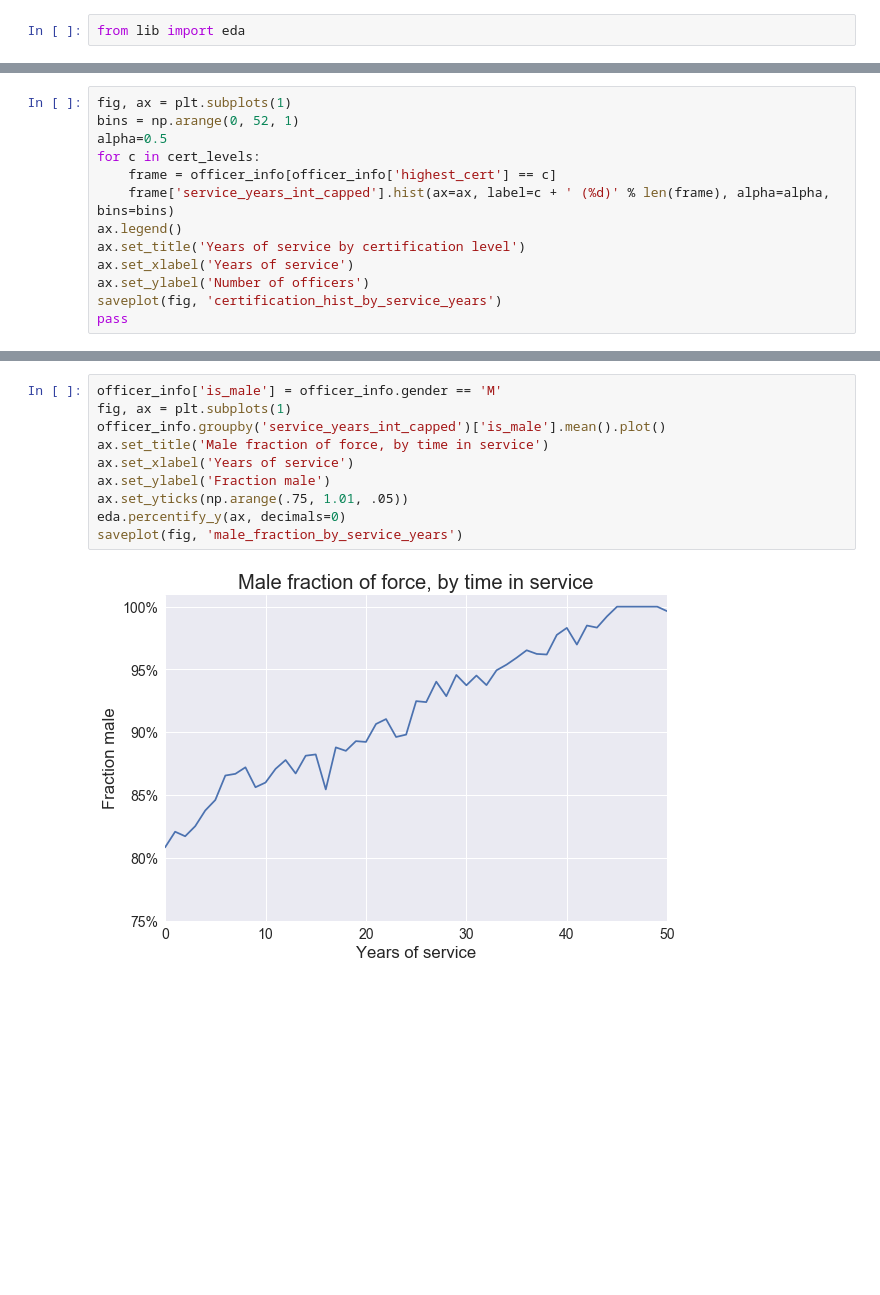
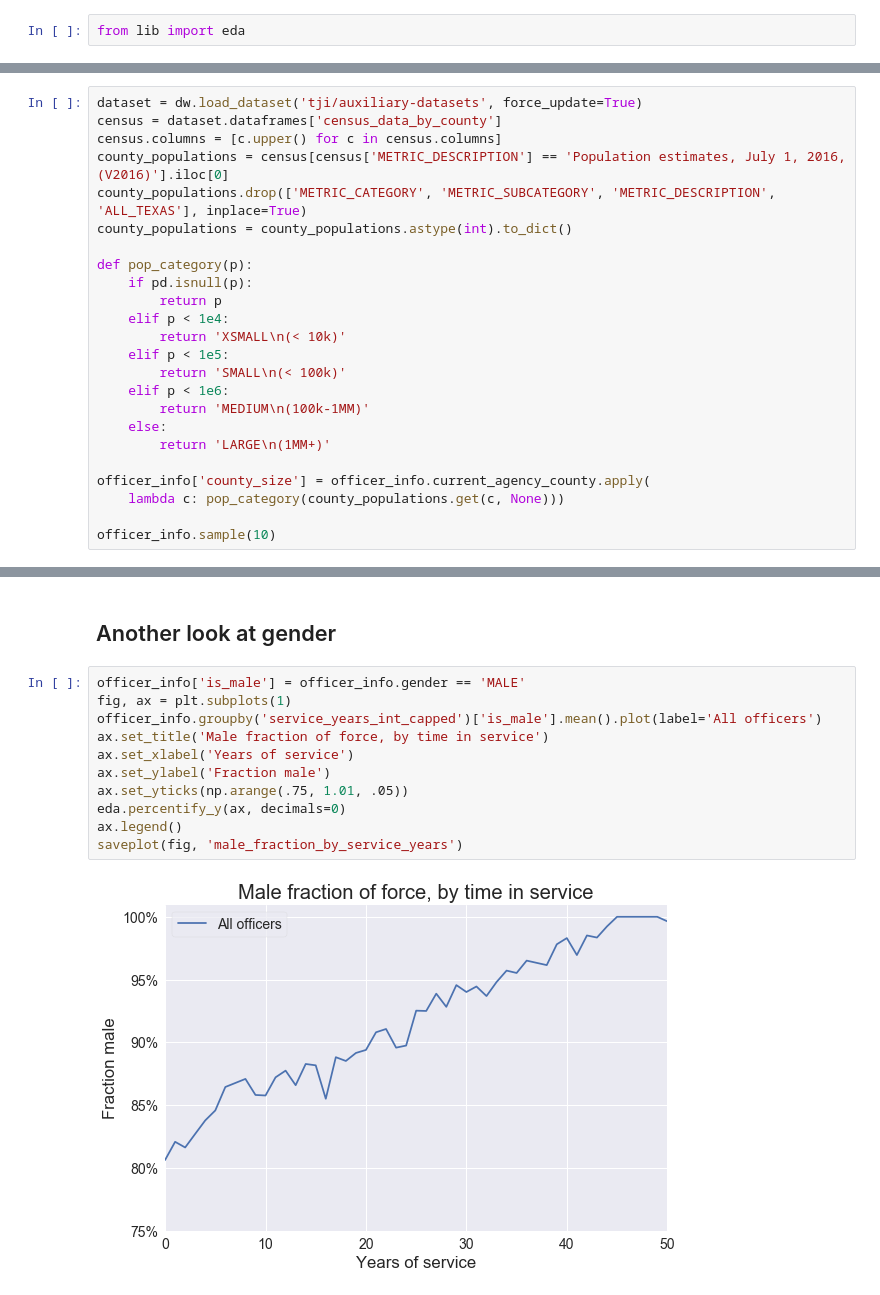
Before and after one commit to texas-justice-initiative/analysis, a Jupyter notebook: analyses/officer_population_descriptive_analylsis.ipynb, the cells around one changed output, grey strips where cells are left out. Cells and saved outputs as stored; diff of their text form; blank space fills up the shorter version.

Commit message:
Update officer population analysis to include race and age

```diff
--- a/analyses/officer_population_descriptive_analylsis.ipynb
+++ b/analyses/officer_population_descriptive_analylsis.ipynb
@@ -136,13 +110,0 @@ cert_levels = {
-# %%
-fig, ax = plt.subplots(1)
-bins = np.arange(0, 52, 1)
-alpha=0.5
-for c in cert_levels:
-    frame = officer_info[officer_info['highest_cert'] == c]
-    frame['service_years_int_capped'].hist(ax=ax, label=c + ' (%d)' % len(frame), alpha=alpha, bins=bins)
-ax.legend()
-ax.set_title('Years of service by certification level')
-ax.set_xlabel('Years of service')
-ax.set_ylabel('Number of officers')
-saveplot(fig, 'certification_hist_by_service_years')
-pass
@@ -152,0 +111,24 @@ pass
+# %%
+dataset = dw.load_dataset('tji/auxiliary-datasets', force_update=True)
+census = dataset.dataframes['census_data_by_county']
+census.columns = [c.upper() for c in census.columns]
+county_populations = census[census['METRIC_DESCRIPTION'] == 'Population estimates, July 1, 2016,  (V2016)'].iloc[0]
+county_populations.drop(['METRIC_CATEGORY', 'METRIC_SUBCATEGORY', 'METRIC_DESCRIPTION', 'ALL_TEXAS'], inplace=True)
+county_populations = county_populations.astype(int).to_dict()
+
+def pop_category(p):
+    if pd.isnull(p):
+        return p
+    elif p < 1e4:
+        return 'XSMALL\n(< 10k)'
+    elif p < 1e5:
+        return 'SMALL\n(< 100k)'
+    elif p < 1e6:
+        return 'MEDIUM\n(100k-1MM)'
+    else:
+        return 'LARGE\n(1MM+)'
+
+officer_info['county_size'] = officer_info.current_agency_county.apply(
+    lambda c: pop_category(county_populations.get(c, None)))
+
+officer_info.sample(10)
@@ -153,12 +247,15 @@ pass
+# %% [markdown]
+## Another look at gender
 # %%
-officer_info['is_male'] = officer_info.gender == 'M'
+officer_info['is_male'] = officer_info.gender == 'MALE'
 fig, ax = plt.subplots(1)
-officer_info.groupby('service_years_int_capped')['is_male'].mean().plot()
+officer_info.groupby('service_years_int_capped')['is_male'].mean().plot(label='All officers')
 ax.set_title('Male fraction of force, by time in service')
 ax.set_xlabel('Years of service')
 ax.set_ylabel('Fraction male')
 ax.set_yticks(np.arange(.75, 1.01, .05))
 eda.percentify_y(ax, decimals=0)
+ax.legend()
 saveplot(fig, 'male_fraction_by_service_years')
 # %% [output]
-[figure, old version]
+[figure, new version]
```
Also changed, not shown: parts of 19 cells of this notebook, 12 other files.
